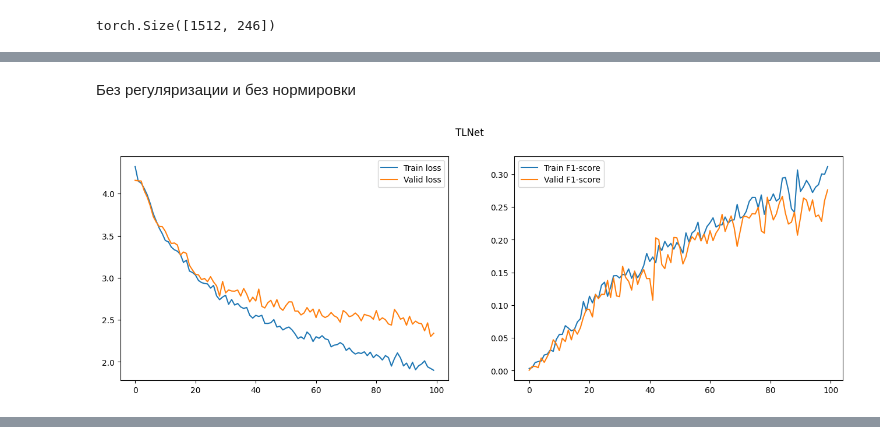
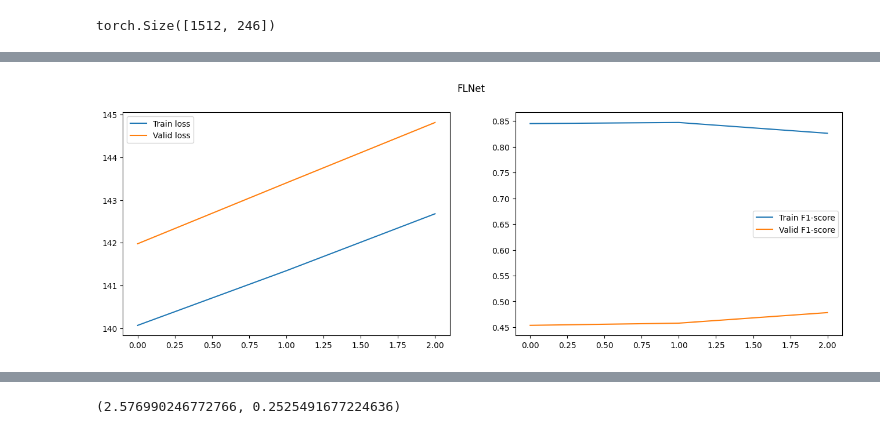
Before and after one commit to mishadobrits/mri_processing, a Jupyter notebook: FLNEt.ipynb, the cells around one changed output, grey strips where cells are left out. Saved outputs shown, nothing was run; the diff lists cells and outputs as text; code cells hidden in the pictures.

Commit message:
change FLNet

```diff
--- a/FLNEt.ipynb
+++ b/FLNEt.ipynb
@@ -464,8 +493,8 @@ def train(model, data_loader, optimizer, loss_fn):
         optimizer.zero_grad()
 
         output = model(x)
-        # loss = loss_with_regularization(output, y, model)
-        loss = loss_fn(output, y)
+        loss = loss_with_regularization(output, y, model)
+        # loss = loss_fn(output, y)
 
         loss.backward()
 
@@ -491,8 +520,8 @@ def evaluate(model, data_loader, loss_fn):
 
         output = model(x)
 
-        # loss = loss_with_regularization(output, y, model)
-        loss = loss_fn(output, y)
+        loss = loss_with_regularization(output, y, model)
+        # loss = loss_fn(output, y)
 
         total_loss += loss.item()
 
@@ -568,15 +597,13 @@ def fit(model, train_loader, valid_loader, optimizer, loss_fn, num_epochs, model
         print(f'Min valid loss: {min(valid_loss_history):.3f}')
 # %%
 LR = 1e-3
-NUM_EPOCHS = 100
+NUM_EPOCHS = 3
 # %%
-model = TLNet(input_size=246, hidden_size=2000, output_size=63)
-optim = torch.optim.Adam(model.parameters(), lr=LR)
+spec_model = FLNet(input_size=246, hidden_size=2000, output_size=63)
+optim = torch.optim.Adam(spec_model.parameters(), lr=LR)
 criterion = nn.CrossEntropyLoss()
-# %% [markdown]
-Без регуляризации и без нормировки
 # %%
-fit(model, train_loader, val_loader,
-    optim, criterion, NUM_EPOCHS, 'tlnet', "TLNet")
+fit(spec_model, train_loader, val_loader,
+    optim, criterion, NUM_EPOCHS, 'flnet', "FLNet")
 # %% [output]
-[figure, old version]
+[figure, new version]
@@ -584,0 +612,4 @@ Min valid loss: 2.302
+# %%
+test(spec_model, test_loader, criterion)
+# %% [output]
+(2.576990246772766, 0.2525491677224636)
```
Also changed, not shown: parts of 32 cells of this notebook.
